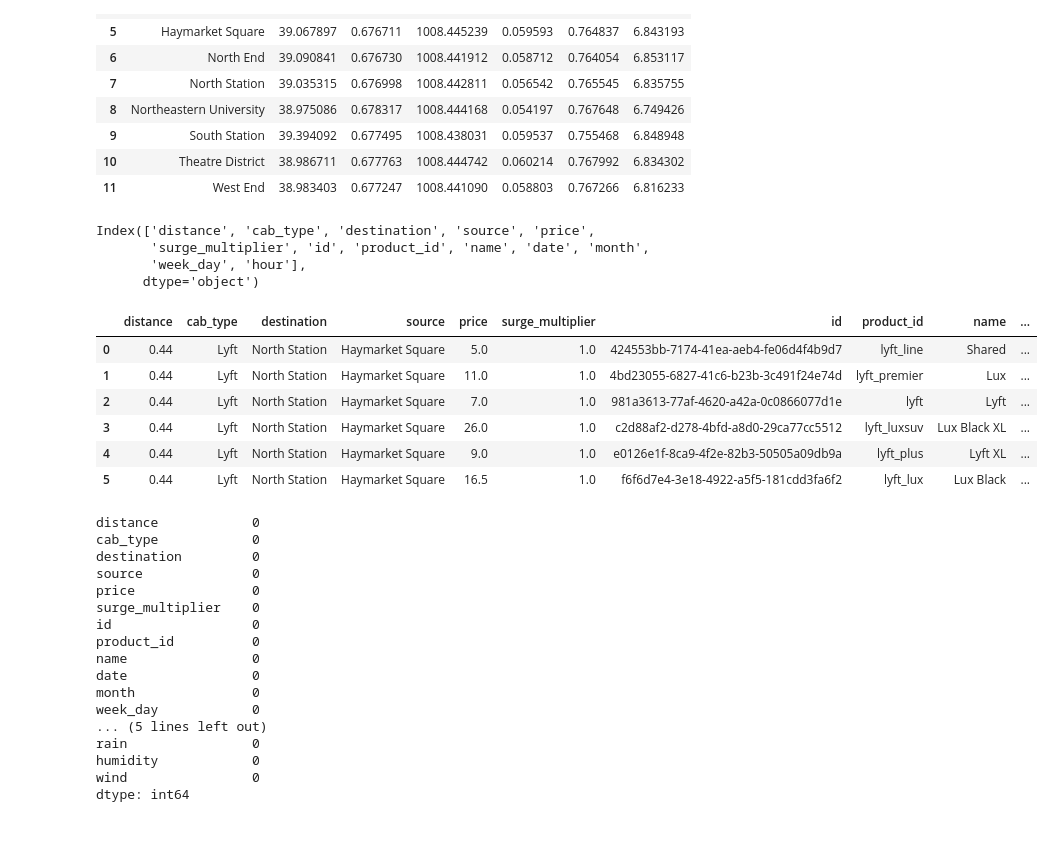
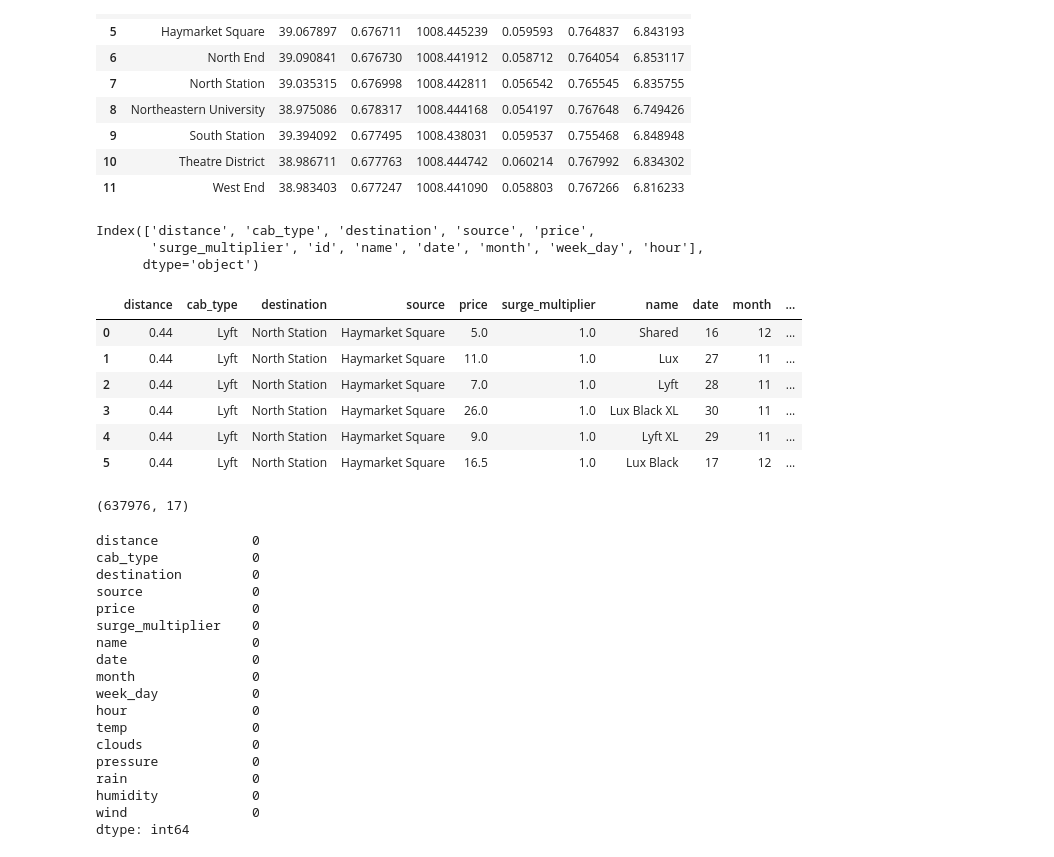
Before and after one commit to mkr9395/nyc-taxi-fare-prediction, a Jupyter notebook: notebooks/data_cleaning.ipynb, the cells around one changed output. Drawn from its saved outputs; the diff is of its cells as text; code cells hidden in the pictures.

Commit message:
dropped product id column

```diff
--- a/notebooks/data_cleaning.ipynb
+++ b/notebooks/data_cleaning.ipynb
@@ -661,0 +717,4 @@ NameError: name 'a' is not defined
+# %%
+print(df.shape)
+df.drop(columns='product_id',inplace=True)
+print(df.shape)
@@ -736,20 +799,24 @@ info_df
 df.columns
 # %% [output]
 Index(['distance', 'cab_type', 'destination', 'source', 'price',
-       'surge_multiplier', 'id', 'product_id', 'name', 'date', 'month',
-       'week_day', 'hour'],
+       'surge_multiplier', 'id', 'name', 'date', 'month', 'week_day', 'hour'],
       dtype='object')
 # %%
 new_df = df.merge(info_df,left_on='source',right_on='location')
+new_df.drop(columns=['id','location'],inplace=True)
 new_df.head(6)
 # %% [output]
-|  | distance | cab_type | destination | source | price | surge_multiplier | id | product_id | name | ... |
-| 0 | 0.44 | Lyft | North Station | Haymarket Square | 5.0 | 1.0 | 424553bb-7174-41ea-aeb4-fe06d4f4b9d7 | lyft_line | Shared | ... |
-| 1 | 0.44 | Lyft | North Station | Haymarket Square | 11.0 | 1.0 | 4bd23055-6827-41c6-b23b-3c491f24e74d | lyft_premier | Lux | ... |
-| 2 | 0.44 | Lyft | North Station | Haymarket Square | 7.0 | 1.0 | 981a3613-77af-4620-a42a-0c0866077d1e | lyft | Lyft | ... |
-| 3 | 0.44 | Lyft | North Station | Haymarket Square | 26.0 | 1.0 | c2d88af2-d278-4bfd-a8d0-29ca77cc5512 | lyft_luxsuv | Lux Black XL | ... |
-| 4 | 0.44 | Lyft | North Station | Haymarket Square | 9.0 | 1.0 | e0126e1f-8ca9-4f2e-82b3-50505a09db9a | lyft_plus | Lyft XL | ... |
-| 5 | 0.44 | Lyft | North Station | Haymarket Square | 16.5 | 1.0 | f6f6d7e4-3e18-4922-a5f5-181cdd3fa6f2 | lyft_lux | Lux Black | ... |
+|  | distance | cab_type | destination | source | price | surge_multiplier | name | date | month | ... |
+| 0 | 0.44 | Lyft | North Station | Haymarket Square | 5.0 | 1.0 | Shared | 16 | 12 | ... |
+| 1 | 0.44 | Lyft | North Station | Haymarket Square | 11.0 | 1.0 | Lux | 27 | 11 | ... |
+| 2 | 0.44 | Lyft | North Station | Haymarket Square | 7.0 | 1.0 | Lyft | 28 | 11 | ... |
+| 3 | 0.44 | Lyft | North Station | Haymarket Square | 26.0 | 1.0 | Lux Black XL | 30 | 11 | ... |
+| 4 | 0.44 | Lyft | North Station | Haymarket Square | 9.0 | 1.0 | Lyft XL | 29 | 11 | ... |
+| 5 | 0.44 | Lyft | North Station | Haymarket Square | 16.5 | 1.0 | Lux Black | 17 | 12 | ... |
+# %%
+new_df.shape
+# %% [output]
+(637976, 17)
 # %%
 new_df.isnull().sum()
 # %% [output]
@@ -759,13 +826,14 @@ destination         0
 source              0
 price               0
 surge_multiplier    0
-id                  0
-product_id          0
 name                0
 date                0
 month               0
 week_day            0
-... (5 lines left out)
+hour                0
+temp                0
+clouds              0
+pressure            0
 rain                0
 humidity            0
 wind                0
```
Also changed, not shown: parts of 10 cells of this notebook.
